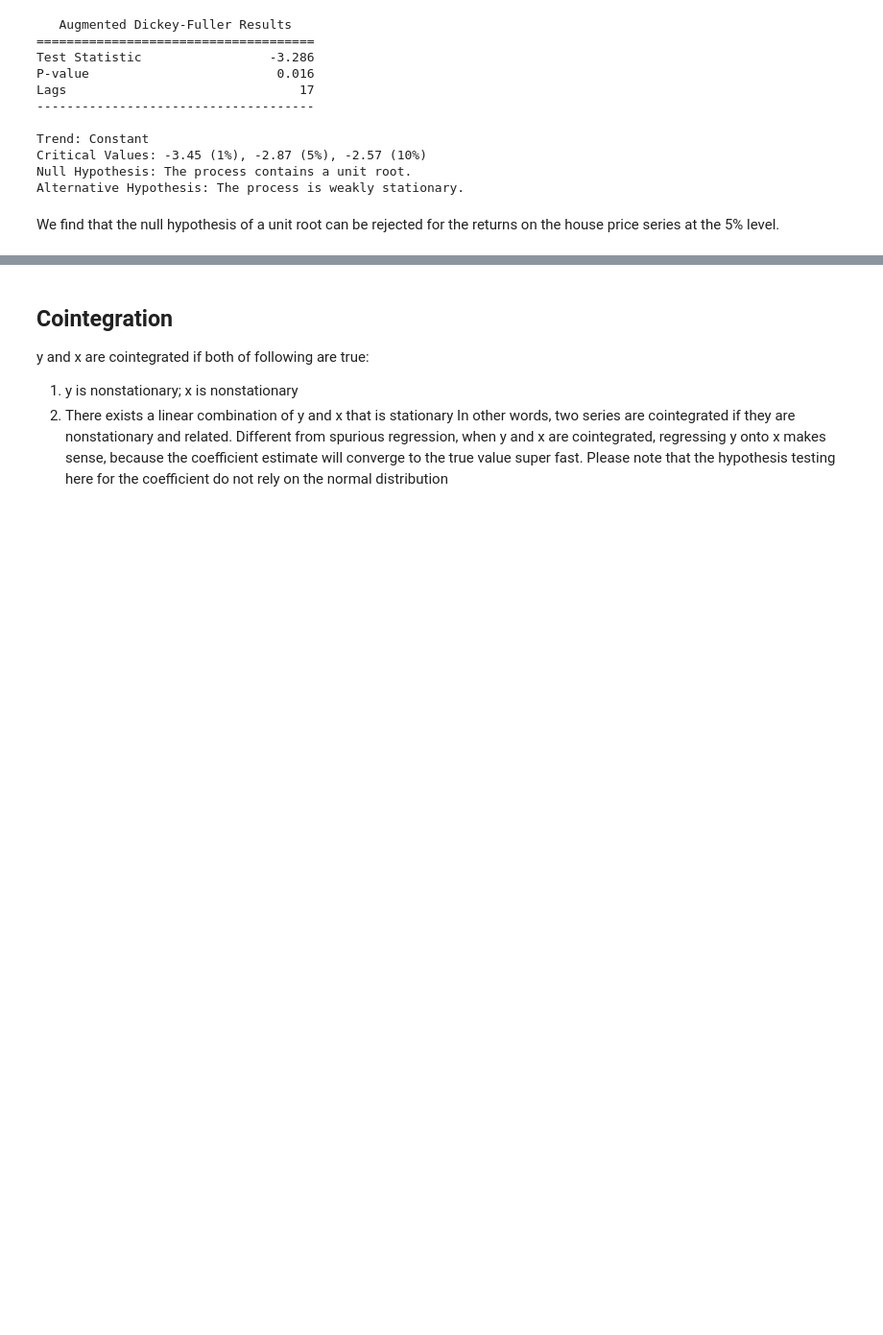
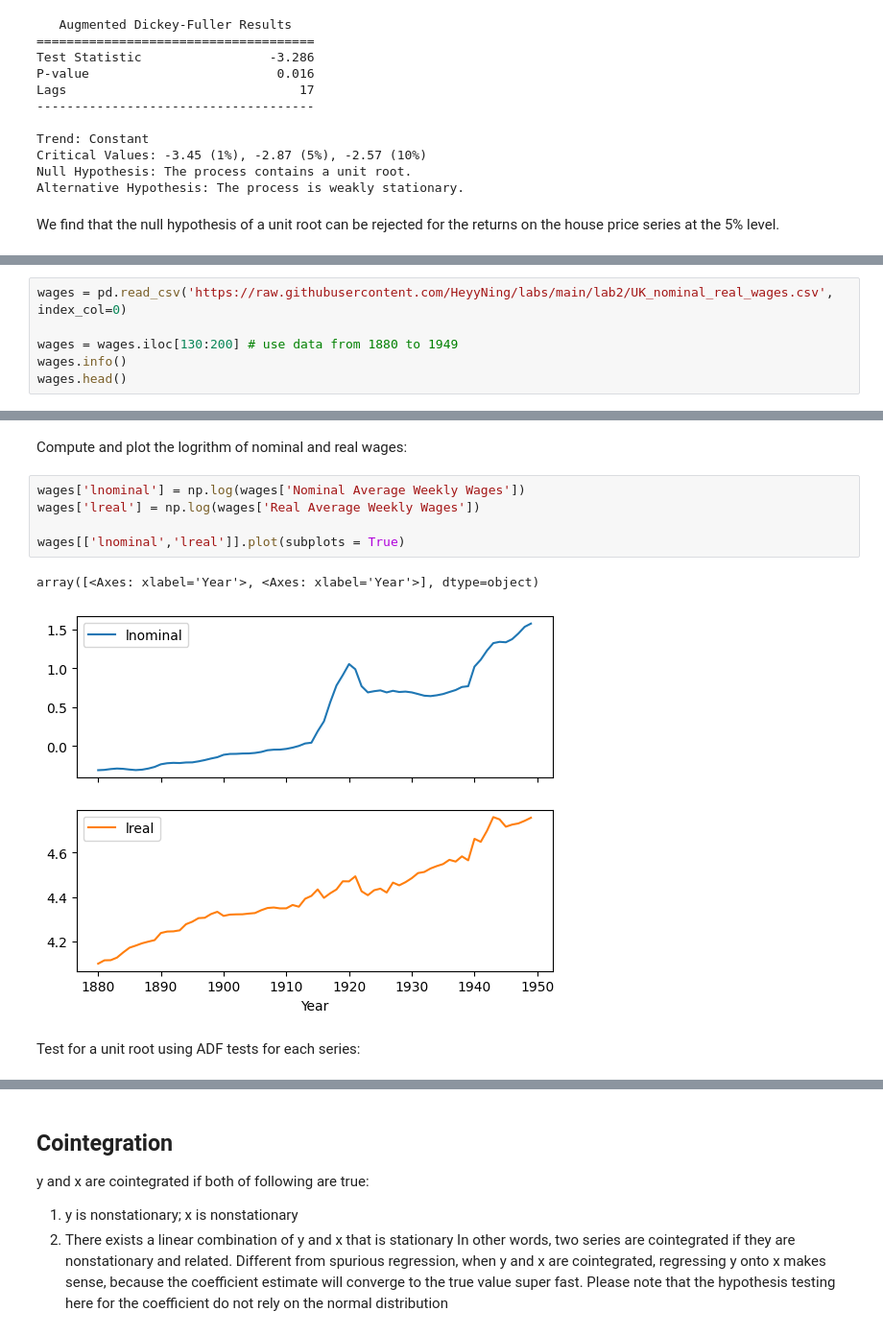
Before and after one commit to HeyyNing/labs, a Jupyter notebook: lab2/lab2.ipynb, the cells around one changed output, grey strips where cells are left out. Shown at 96% size. Saved outputs shown, nothing was run; the diff lists cells and outputs as text; blank space fills up the shorter version.

```diff
--- a/lab2/lab2.ipynb
+++ b/lab2/lab2.ipynb
@@ -180,0 +200,6 @@ We find that the null hypothesis of a unit root can be rejected for the returns
+# %%
+wages = pd.read_csv('https://raw.githubusercontent.com/HeyyNing/labs/main/lab2/UK_nominal_real_wages.csv', index_col=0)
+
+wages = wages.iloc[130:200] # use data from 1880 to 1949
+wages.info()
+wages.head()
@@ -180,0 +223,12 @@ We find that the null hypothesis of a unit root can be rejected for the returns
+# %% [markdown]
+Compute and plot the logrithm of nominal and real wages:
+# %%
+wages['lnominal'] = np.log(wages['Nominal Average Weekly Wages'])
+wages['lreal'] = np.log(wages['Real Average Weekly Wages'])
+
+wages[['lnominal','lreal']].plot(subplots = True)
+# %% [output]
+array([<Axes: xlabel='Year'>, <Axes: xlabel='Year'>], dtype=object)
+[figure, added]
+# %% [markdown]
+Test for a unit root using ADF tests for each series:
```
Also changed, not shown: parts of 15 cells of this notebook.
